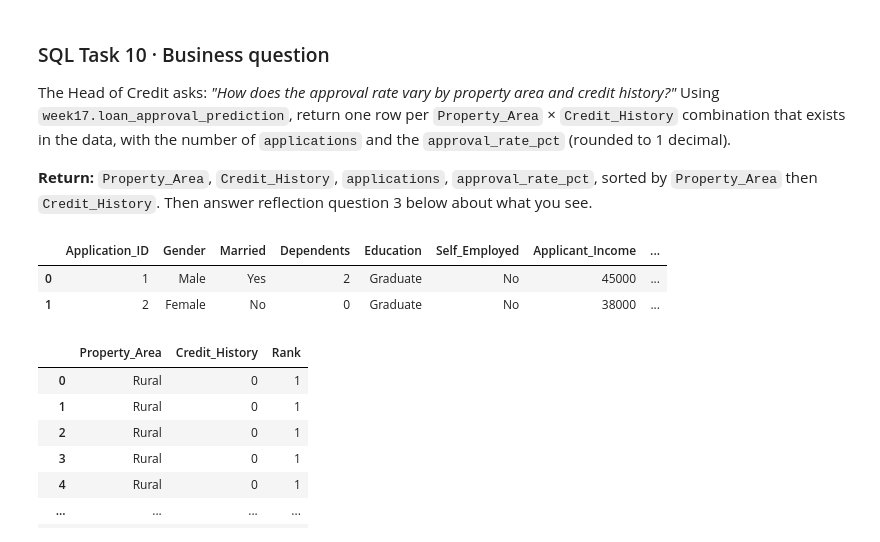
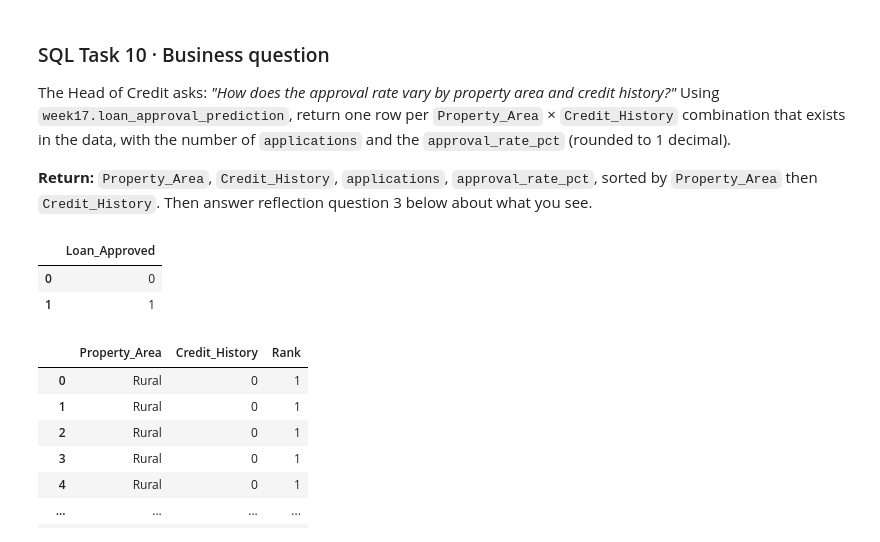
Before and after one commit to Timmy-Ezekiel/Dataraflow-data-science, a Jupyter notebook: week6/test.ipynb, the cells around one changed output. Saved outputs shown, nothing was run; the diff lists cells and outputs as text; code cells hidden in the pictures.

```diff
--- a/week6/test.ipynb
+++ b/week6/test.ipynb
@@ -535,13 +559,13 @@ that exists in the data, with the number of `applications` and the `approval_rat
 then `Credit_History`. Then answer reflection question 3 below about what you see.
 # %%
 q("""
-    SELECT TOP 2 *
+    SELECT DISTINCT Loan_Approved
     FROM week17.loan_approval_prediction
 """)
 # %% [output]
-|  | Application_ID | Gender | Married | Dependents | Education | Self_Employed | Applicant_Income | ... |
-| 0 | 1 | Male | Yes | 2 | Graduate | No | 45000 | ... |
-| 1 | 2 | Female | No | 0 | Graduate | No | 38000 | ... |
+|  | Loan_Approved |
+| 0 | 0 |
+| 1 | 1 |
 # %%
 q("""
     SELECT Property_Area, Credit_History,
```
Also changed, not shown: parts of 23 cells of this notebook, 2 other files.
